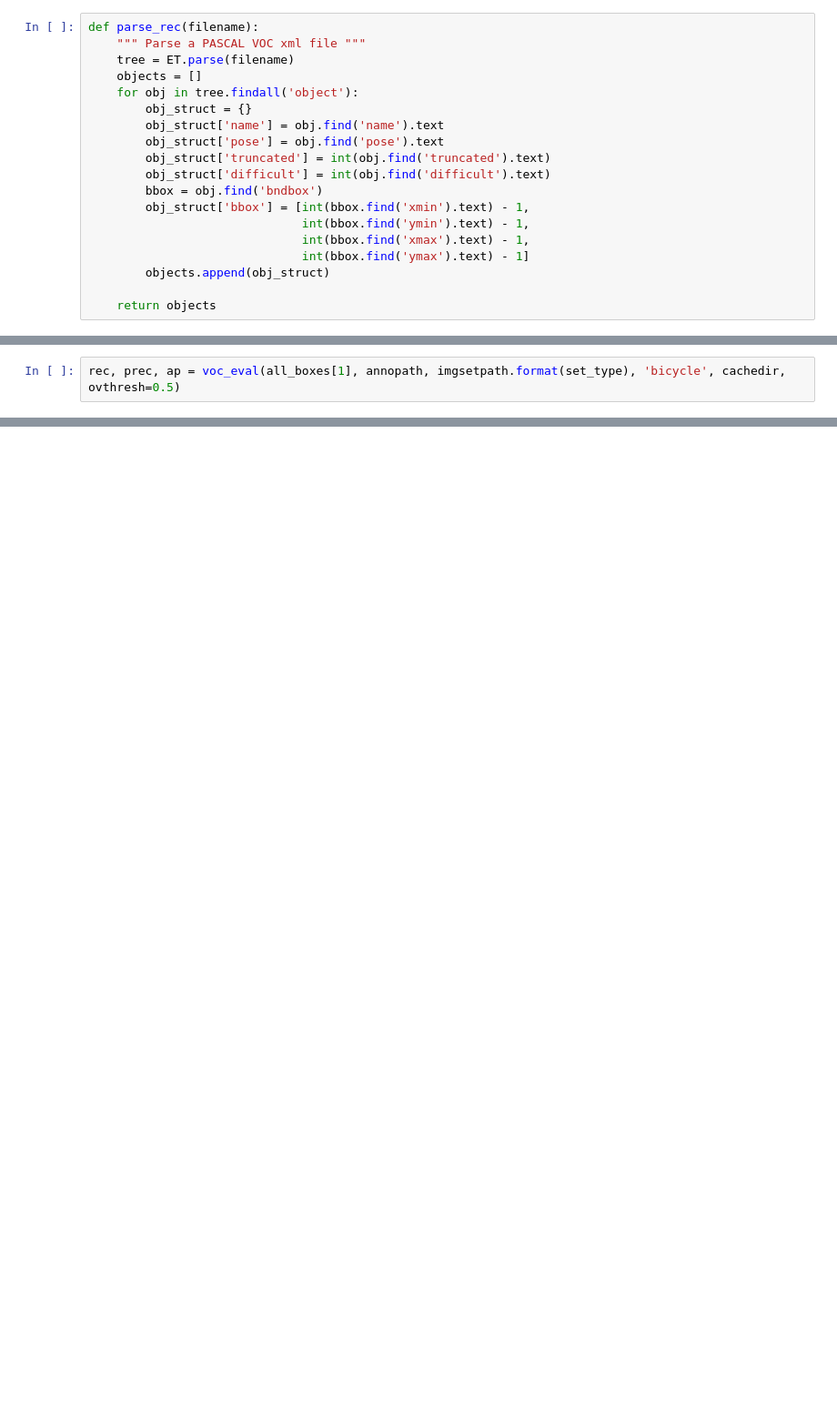
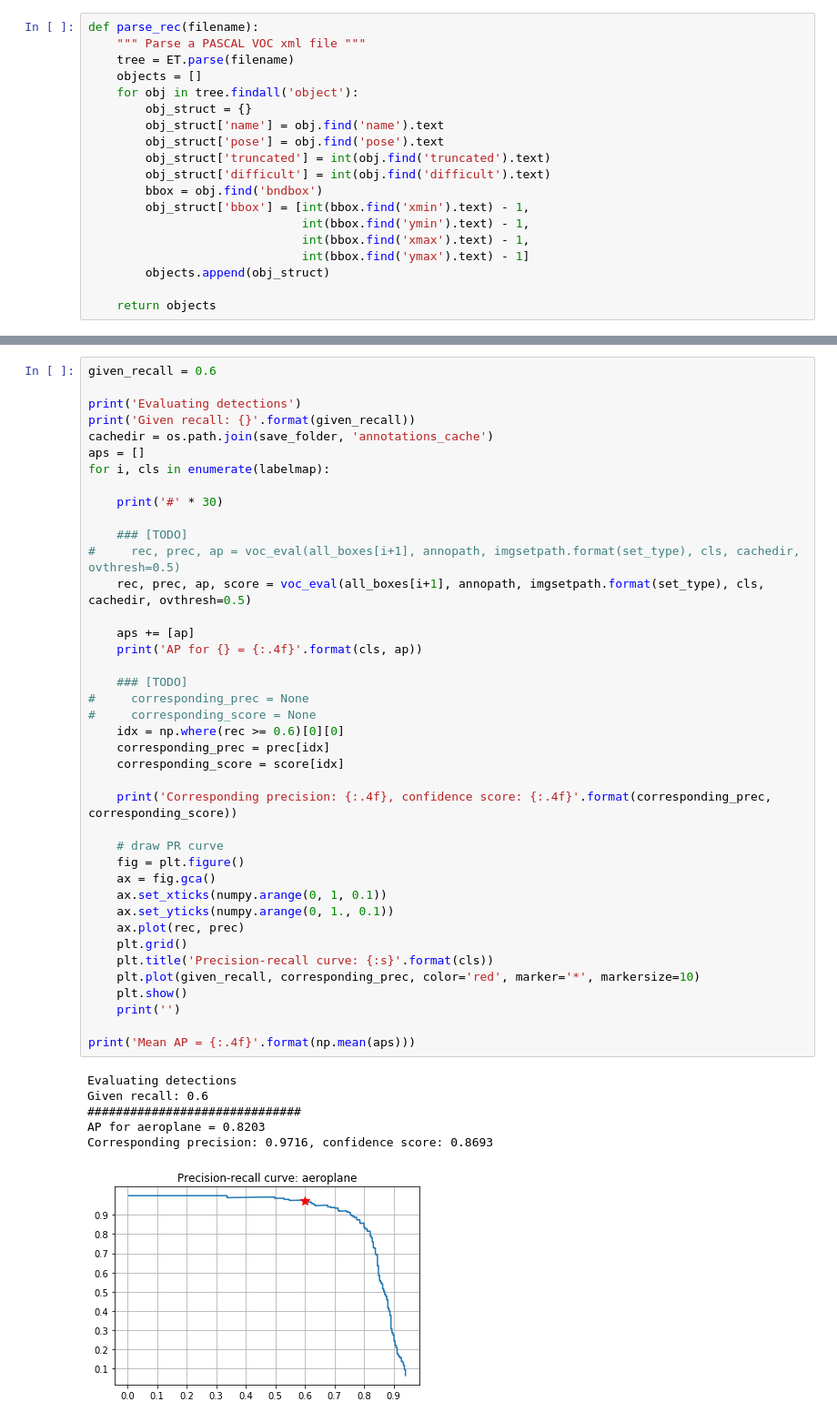
Before and after one commit to SoonminHwang/detection.pytorch, a Jupyter notebook: practice2.ipynb, the cells around one changed output, grey strips where cells are left out. Shown: that part at 91% size. Cells and saved outputs as stored; diff of their text form; blank space fills up the shorter version.

```diff
--- a/practice2.ipynb
+++ b/practice2.ipynb
@@ -317,2 +317,0 @@ cachedir: Directory for caching the annotations
-# %%
-rec, prec, ap = voc_eval(all_boxes[1], annopath, imgsetpath.format(set_type), 'bicycle', cachedir, ovthresh=0.5)
@@ -383,0 +323,47 @@ array([ 13.68173981,  70.3891449 , 407.73852539, 324.32394409,
+# %%
+given_recall = 0.6
+
+print('Evaluating detections')
+print('Given recall: {}'.format(given_recall))
+cachedir = os.path.join(save_folder, 'annotations_cache')
+aps = []
+for i, cls in enumerate(labelmap):
+
+    print('#' * 30)
+
+    ### [TODO]
+#     rec, prec, ap = voc_eval(all_boxes[i+1], annopath, imgsetpath.format(set_type), cls, cachedir, ovthresh=0.5)
+    rec, prec, ap, score = voc_eval(all_boxes[i+1], annopath, imgsetpath.format(set_type), cls, cachedir, ovthresh=0.5)
+
+    aps += [ap]
+    print('AP for {} = {:.4f}'.format(cls, ap))
+
+    ### [TODO]
+#     corresponding_prec = None
+#     corresponding_score = None
+    idx = np.where(rec >= 0.6)[0][0]
+    corresponding_prec = prec[idx]
+    corresponding_score = score[idx]
+
+    print('Corresponding precision: {:.4f}, confidence score: {:.4f}'.format(corresponding_prec, corresponding_score))
+
+    # draw PR curve
+    fig = plt.figure()
+    ax = fig.gca()
+    ax.set_xticks(numpy.arange(0, 1, 0.1))
+    ax.set_yticks(numpy.arange(0, 1., 0.1))
+    ax.plot(rec, prec)
+    plt.grid()
+    plt.title('Precision-recall curve: {:s}'.format(cls))
+    plt.plot(given_recall, corresponding_prec, color='red', marker='*', markersize=10)
+    plt.show()
+    print('')
+
+print('Mean AP = {:.4f}'.format(np.mean(aps)))
+# %% [output]
+Evaluating detections
+Given recall: 0.6
+##############################
+AP for aeroplane = 0.8203
+Corresponding precision: 0.9716, confidence score: 0.8693
+[figure, added]
```
Also changed, not shown: parts of 16 cells of this notebook, 5 other files.
